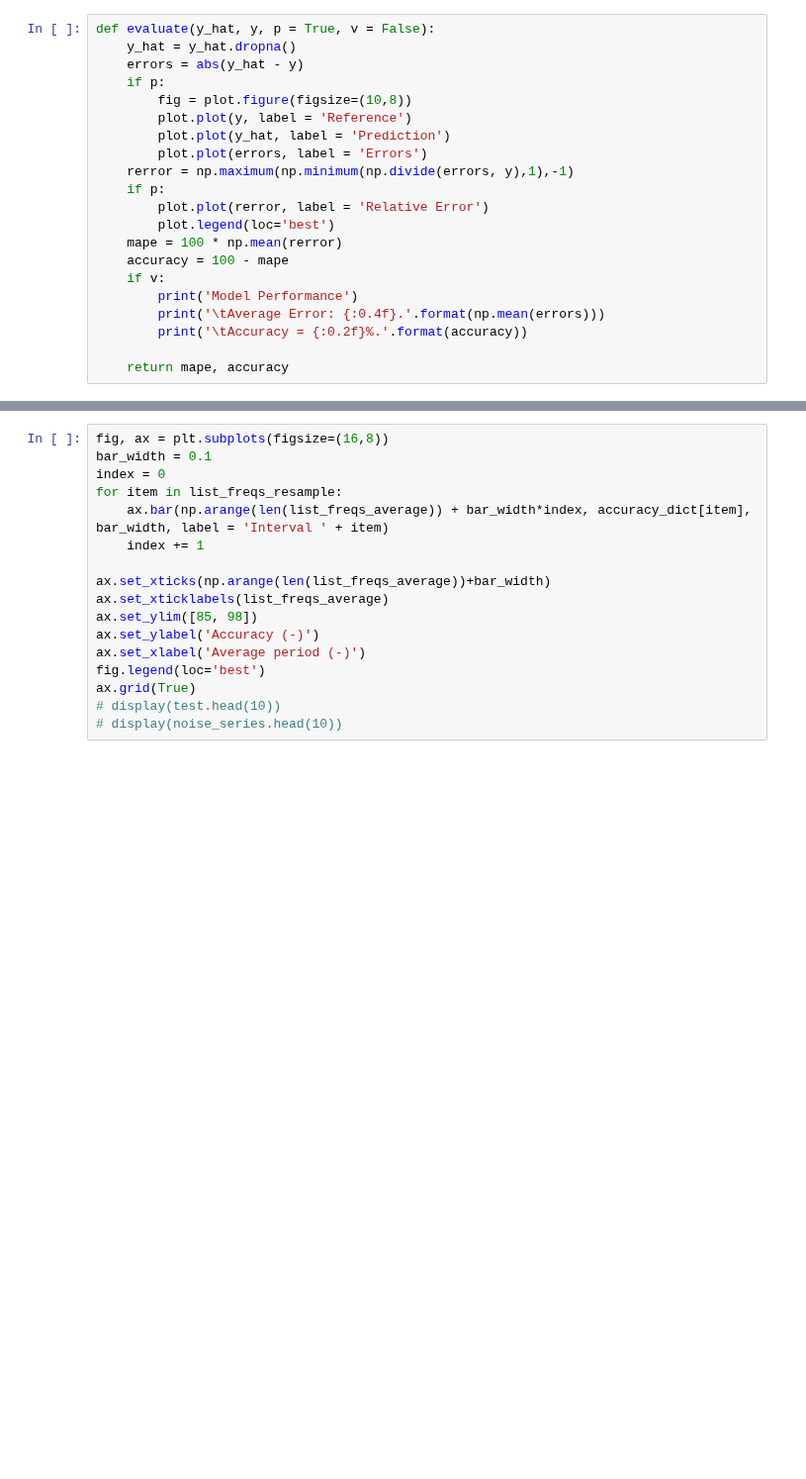
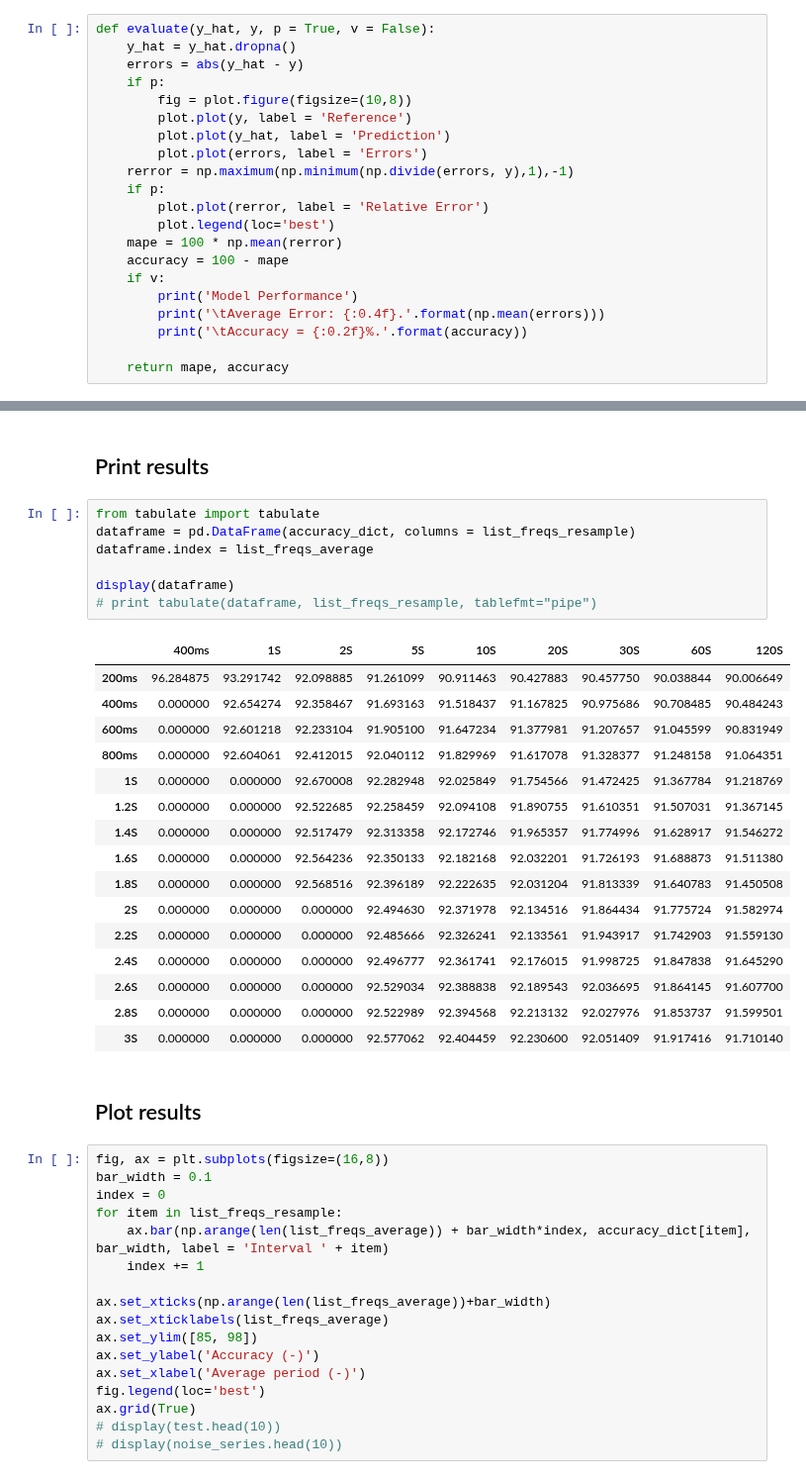
Before and after one commit to fablabbcn/smartcitizen-data, a Jupyter notebook: notebooks/Noise Analysis.ipynb, the cells around one changed output, grey strips where cells are left out. Shown at 99% size. Drawn from its saved outputs; the diff is of its cells as text; blank space fills up the shorter version.

```diff
--- a/notebooks/Noise Analysis.ipynb
+++ b/notebooks/Noise Analysis.ipynb
@@ -450,6 +442,34 @@ for freq in list_freqs_resample:
 
 readings['2018-12_INT_NOISE_SAMPLING']['devices']['KIT_Processed'] = dict()
 readings['2018-12_INT_NOISE_SAMPLING']['devices']['KIT_Processed']['data'] = test
+# %% [markdown]
+## Print results
+# %%
+from tabulate import tabulate
+dataframe = pd.DataFrame(accuracy_dict, columns = list_freqs_resample)
+dataframe.index = list_freqs_average
+
+display(dataframe)
+# print tabulate(dataframe, list_freqs_resample, tablefmt="pipe")
+# %% [output]
+|  | 400ms | 1S | 2S | 5S | 10S | 20S | 30S | 60S | 120S |
+| 200ms | 96.284875 | 93.291742 | 92.098885 | 91.261099 | 90.911463 | 90.427883 | 90.457750 | 90.038844 | 90.006649 |
+| 400ms | 0.000000 | 92.654274 | 92.358467 | 91.693163 | 91.518437 | 91.167825 | 90.975686 | 90.708485 | 90.484243 |
+| 600ms | 0.000000 | 92.601218 | 92.233104 | 91.905100 | 91.647234 | 91.377981 | 91.207657 | 91.045599 | 90.831949 |
+| 800ms | 0.000000 | 92.604061 | 92.412015 | 92.040112 | 91.829969 | 91.617078 | 91.328377 | 91.248158 | 91.064351 |
+| 1S | 0.000000 | 0.000000 | 92.670008 | 92.282948 | 92.025849 | 91.754566 | 91.472425 | 91.367784 | 91.218769 |
+| 1.2S | 0.000000 | 0.000000 | 92.522685 | 92.258459 | 92.094108 | 91.890755 | 91.610351 | 91.507031 | 91.367145 |
+| 1.4S | 0.000000 | 0.000000 | 92.517479 | 92.313358 | 92.172746 | 91.965357 | 91.774996 | 91.628917 | 91.546272 |
+| 1.6S | 0.000000 | 0.000000 | 92.564236 | 92.350133 | 92.182168 | 92.032201 | 91.726193 | 91.688873 | 91.511380 |
+| 1.8S | 0.000000 | 0.000000 | 92.568516 | 92.396189 | 92.222635 | 92.031204 | 91.813339 | 91.640783 | 91.450508 |
+| 2S | 0.000000 | 0.000000 | 0.000000 | 92.494630 | 92.371978 | 92.134516 | 91.864434 | 91.775724 | 91.582974 |
+| 2.2S | 0.000000 | 0.000000 | 0.000000 | 92.485666 | 92.326241 | 92.133561 | 91.943917 | 91.742903 | 91.559130 |
+| 2.4S | 0.000000 | 0.000000 | 0.000000 | 92.496777 | 92.361741 | 92.176015 | 91.998725 | 91.847838 | 91.645290 |
+| 2.6S | 0.000000 | 0.000000 | 0.000000 | 92.529034 | 92.388838 | 92.189543 | 92.036695 | 91.864145 | 91.607700 |
+| 2.8S | 0.000000 | 0.000000 | 0.000000 | 92.522989 | 92.394568 | 92.213132 | 92.027976 | 91.853737 | 91.599501 |
+| 3S | 0.000000 | 0.000000 | 0.000000 | 92.577062 | 92.404459 | 92.230600 | 92.051409 | 91.917416 | 91.710140 |
+# %% [markdown]
+## Plot results
 # %%
 fig, ax = plt.subplots(figsize=(16,8))
 bar_width = 0.1
```
Also changed, not shown: parts of 3 cells of this notebook.
